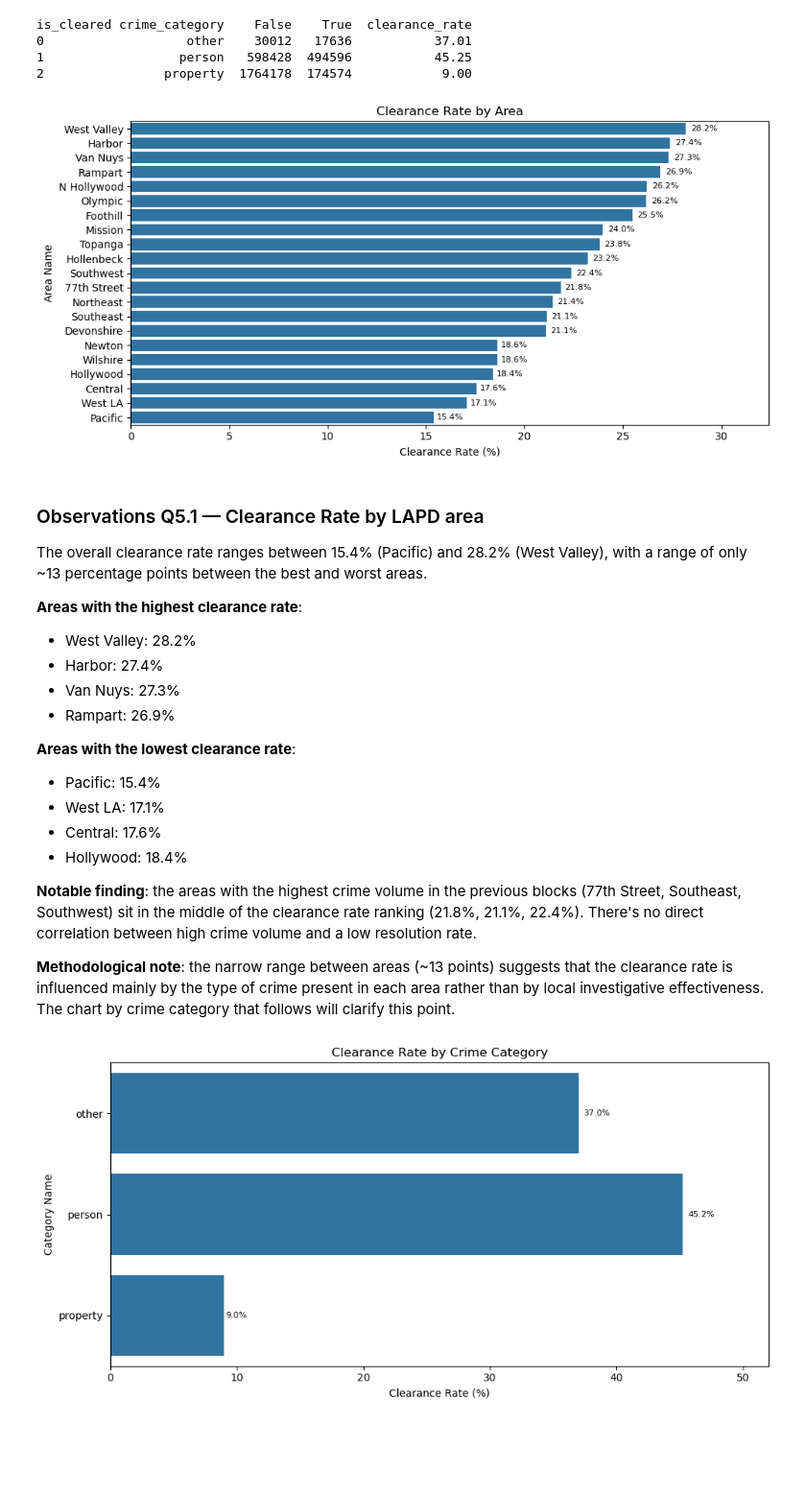
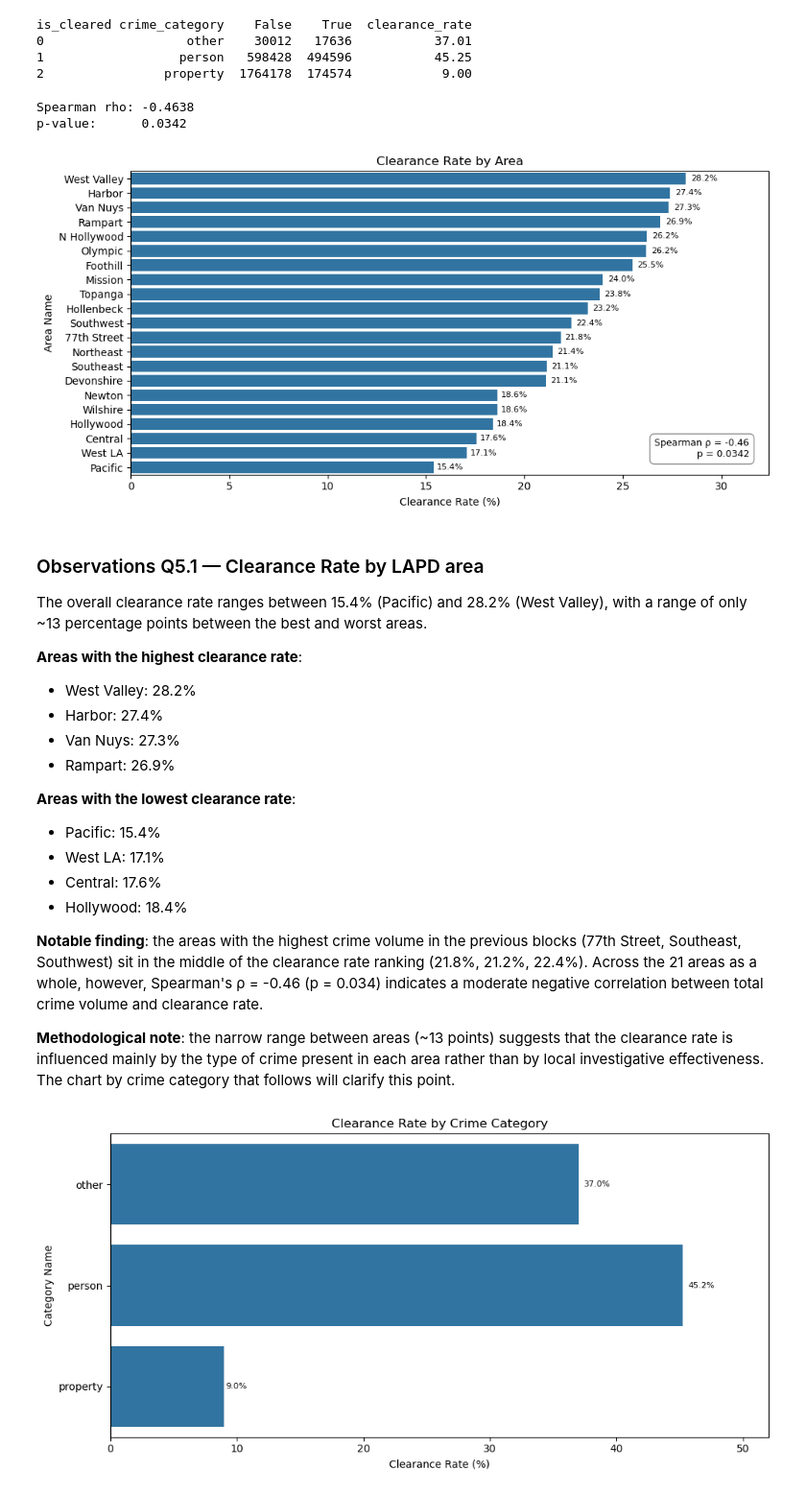
Before and after one commit to AnalystEca/lapd-crime-data, a Jupyter notebook: notebooks/02_analyze/09_eda_block5.ipynb, the cells around one changed output. Shown at 96% size. Drawn from its saved outputs; the diff is of its cells as text; code cells hidden in the pictures; blank space fills up the shorter version.

```diff
--- a/notebooks/02_analyze/09_eda_block5.ipynb
+++ b/notebooks/02_analyze/09_eda_block5.ipynb
@@ -130,35 +131,48 @@ is_cleared crime_category    False    True  clearance_rate
 0                   other    30012   17636           37.01
 1                  person   598428  494596           45.25
 2                property  1764178  174574            9.00
+# %%
+area_volume = area_pivot[True] + area_pivot[False] # Total crimes per area (cleared + not cleared)
+rho_area, pval_area = spearmanr(area_volume, area_pivot['clearance_rate']) # Rank correlation: volume vs clearance rate
+
+print(f'Spearman rho: {rho_area:.4f}')
+print(f'p-value:      {pval_area:.4f}')
+# %% [output]
+Spearman rho: -0.4638
+p-value:      0.0342
 # %%
 fig, ax = plt.subplots(figsize=(10, 5)) # Create the figure
-
 bars = sns.barplot(
     data=area_pivot,
     x='clearance_rate',
     y='AREA NAME',
     ax=ax
 )
-
 for bar, value in zip(ax.patches, area_pivot['clearance_rate']): # Add a value label at the end of each bar
     ax.text(
         bar.get_width() + bar.get_width() * 0.01,
         bar.get_y() + bar.get_height() / 2,
         f'{value:.1f}%',
         va='center', ha='left',
         fontsize=8
     )
-
+ax.text( # Annotate the rank correlation between crime volume and clearance rate
+    0.97, 0.05,
+    f'Spearman ρ = {rho_area:.2f}\np = {pval_area:.4f}',
+    transform=ax.transAxes, # Axes coordinates: 0-1 range, independent of data scale
+    ha='right', va='bottom',
+    fontsize=9,
+    bbox=dict(boxstyle='round,pad=0.5', facecolor='white', edgecolor='gray', alpha=0.85)
+)
 ax.margins(x=0.15)
 ax.set_title('Clearance Rate by Area')
 ax.set_xlabel('Clearance Rate (%)')
 ax.set_ylabel('Area Name')
-
 plt.tight_layout()
 plt.savefig('../../outputs/09_eda_block5/29_barh_clearance_rate_by_area.png', dpi=150, bbox_inches='tight') # Save the chart
 plt.show()
 # %% [output]
-[figure, old version]
+[figure, new version]
 # %% [markdown]
 ### Observations Q5.1 — Clearance Rate by LAPD area
 
@@ -178,11 +192,10 @@ best and worst areas.
 - Central: 17.6%
 - Hollywood: 18.4%
 
-**Notable finding**: the areas with the highest crime volume in the
-previous blocks (77th Street, Southeast, Southwest) sit in the middle of
-the clearance rate ranking (21.8%, 21.1%, 22.4%). There's no
-direct correlation between high crime volume and a low resolution
-rate.
+**Notable finding**: the areas with the highest crime volume in the previous blocks
+(77th Street, Southeast, Southwest) sit in the middle of the clearance rate ranking
+(21.8%, 21.2%, 22.4%). Across the 21 areas as a whole, however, Spearman's ρ = -0.46 (p = 0.034)
+indicates a moderate negative correlation between total crime volume and clearance rate.
 
 **Methodological note**: the narrow range between areas (~13 points)
 suggests that the clearance rate is influenced mainly by the
```
Also changed, not shown: parts of 1 cell of this notebook, 6 other files.
